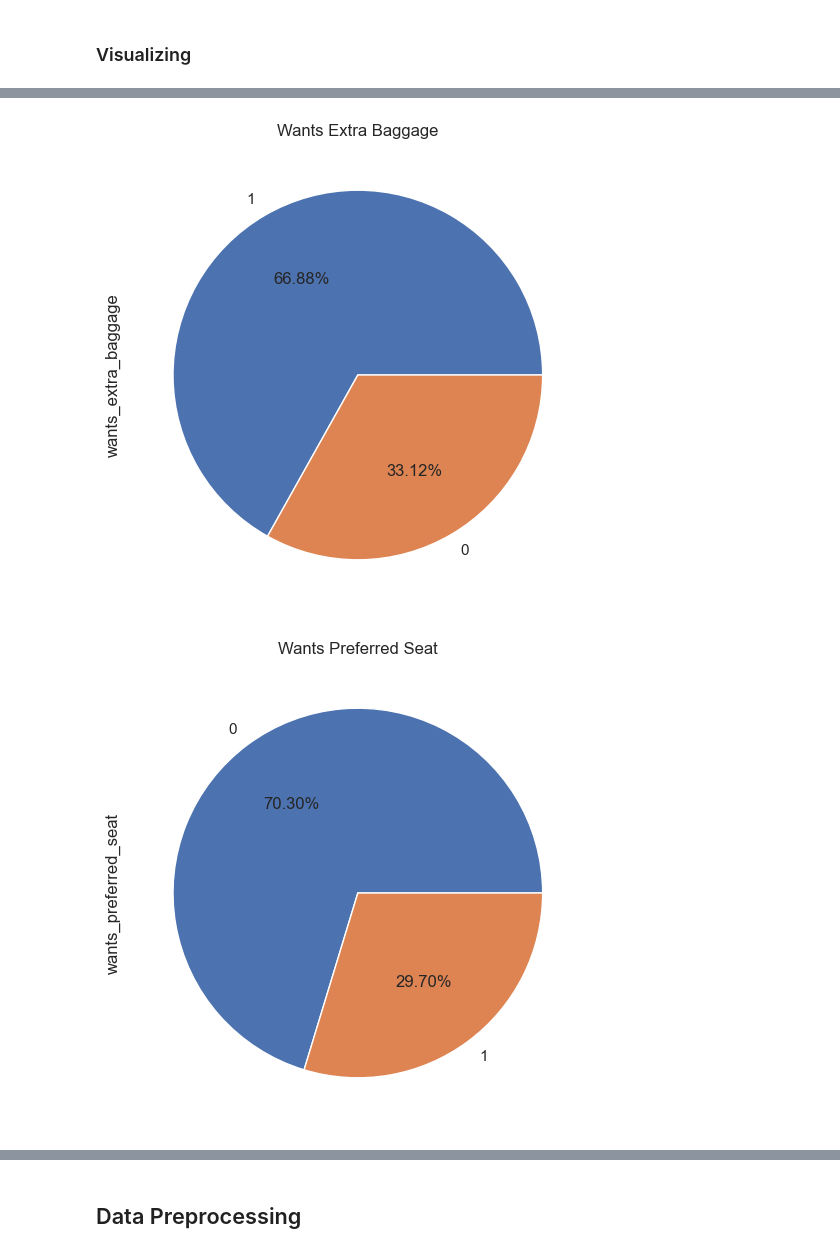
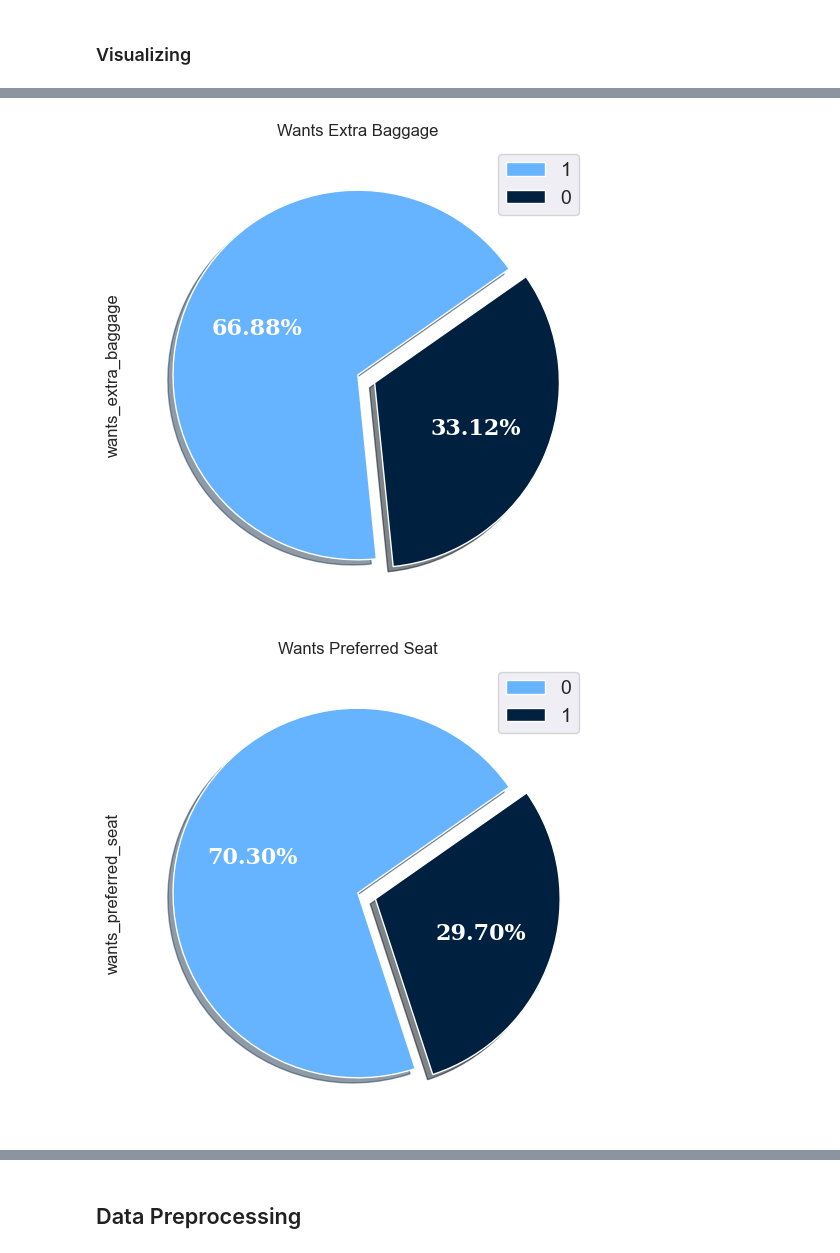
Before and after one commit to Farbodkhm/AirlineCustomerHolidayBooking, a Jupyter notebook: main.ipynb, the cells around one changed output, grey strips where cells are left out. Drawn from its saved outputs; the diff is of its cells as text; code cells hidden in the pictures.

```diff
--- a/main.ipynb
+++ b/main.ipynb
@@ -147,15 +150,17 @@ plt.show()
 # %%
 plt.title('Wants Extra Baggage')
-df['wants_extra_baggage'].value_counts().plot(kind='pie', autopct='%.2f%%')
+df['wants_extra_baggage'].value_counts().plot(kind='pie', autopct='%.2f%%', explode = [0, 0.1], shadow=True, colors=['#66b3ff', '#00203FFF'], startangle=35, textprops={'color':"w", 'size':16, 'family': 'serif', 'weight':'bold'})
+plt.legend(fontsize=14)
 plt.show()
 # %% [output]
-[figure, old version]
+[figure, new version]
 # %%
 plt.title('Wants Preferred Seat')
-df['wants_preferred_seat'].value_counts().plot(kind='pie', autopct='%.2f%%')
+df['wants_preferred_seat'].value_counts().plot(kind='pie', autopct='%.2f%%', explode = [0, 0.1], shadow=True, colors=['#66b3ff', '#00203FFF'], startangle=35, textprops={'color':"w", 'size':16, 'family': 'serif', 'weight':'bold'})
+plt.legend(fontsize=14)
 plt.show()
 # %% [output]
-[figure, old version]
+[figure, new version]
 # %%
 sns.set(rc={'figure.figsize':(10,6)})
 ax = sns.countplot(x='num_passengers', data=df)
```
Also changed, not shown: parts of 9 cells of this notebook.
